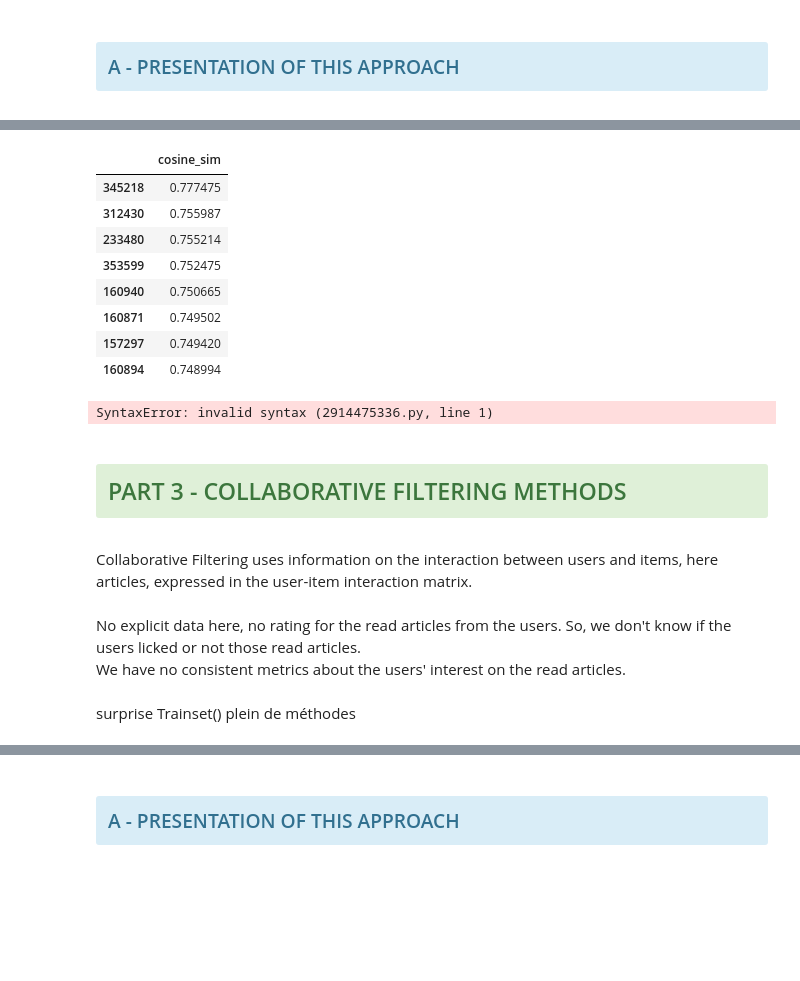
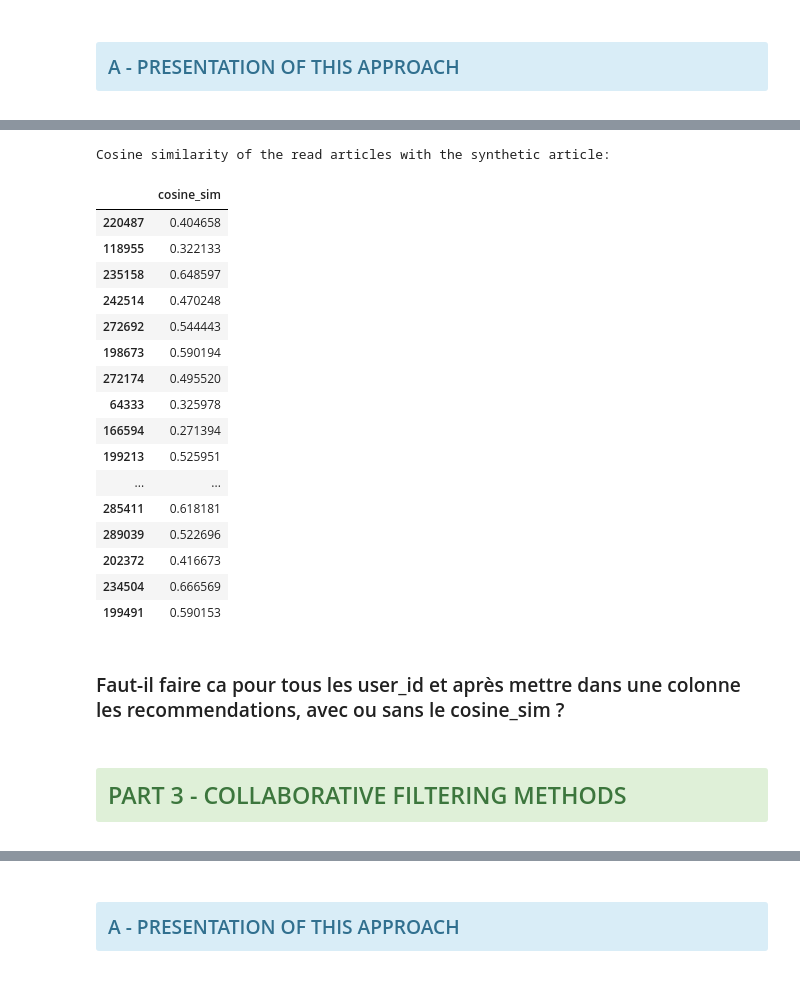
Before and after one commit to jfsubrini/ia-project9, a Jupyter notebook: Subrini_JeanFrancois_2_scripts_012023.ipynb, the cells around one changed output, grey strips where cells are left out. Drawn from its saved outputs; the diff is of its cells as text; code cells hidden in the pictures; blank space fills up the shorter version.

```diff
--- a/Subrini_JeanFrancois_2_scripts_012023.ipynb
+++ b/Subrini_JeanFrancois_2_scripts_012023.ipynb
@@ -1052,26 +1011,27 @@ df_cosine_sim1.iloc[user_art_list1]
-# %%
-topN_articles1
-# %% [output]
-|  | cosine_sim |
-| 345218 | 0.777475 |
-| 312430 | 0.755987 |
-| 233480 | 0.755214 |
-| 353599 | 0.752475 |
-| 160940 | 0.750665 |
-| 160871 | 0.749502 |
-| 157297 | 0.749420 |
-| 160894 | 0.748994 |
-# %%
-dcvvcvcc0.748994
-# %% [output]
-SyntaxError: invalid syntax (2914475336.py, line 1)
+# %%
+print("\n\n\033[1mCosine similarity of the read articles with the synthetic article:\n\033[0m")
+df_cosine_sim.iloc[user_art_list]
+# %% [output]
+Cosine similarity of the read articles with the synthetic article:
+|  | cosine_sim |
+| 220487 | 0.404658 |
+| 118955 | 0.322133 |
+| 235158 | 0.648597 |
+| 242514 | 0.470248 |
+| 272692 | 0.544443 |
+| 198673 | 0.590194 |
+| 272174 | 0.495520 |
+| 64333 | 0.325978 |
+| 166594 | 0.271394 |
+| 199213 | 0.525951 |
+| ... | ... |
+| 285411 | 0.618181 |
+| 289039 | 0.522696 |
+| 202372 | 0.416673 |
+| 234504 | 0.666569 |
+| 199491 | 0.590153 |
+# %% [markdown]
+### Faut-il faire ca pour tous les user_id et après mettre dans une colonne les recommendations, avec ou sans le cosine_sim ?
 # %% [markdown]
 <h2><div class="alert alert-block alert-success" id="section_3">
 PART 3 - COLLABORATIVE FILTERING METHODS</div></h2>
-# %% [markdown]
-Collaborative Filtering uses information on the interaction between users and items, here articles, expressed in the user-item interaction matrix.
-# %% [markdown]
-No explicit data here, no rating for the read articles from the users. So, we don't know if the users licked or not those read articles.<br>
-We have no consistent metrics about the users' interest on the read articles.
-# %% [markdown]
-surprise Trainset() plein de méthodes
```
Also changed, not shown: parts of 70 cells of this notebook.
